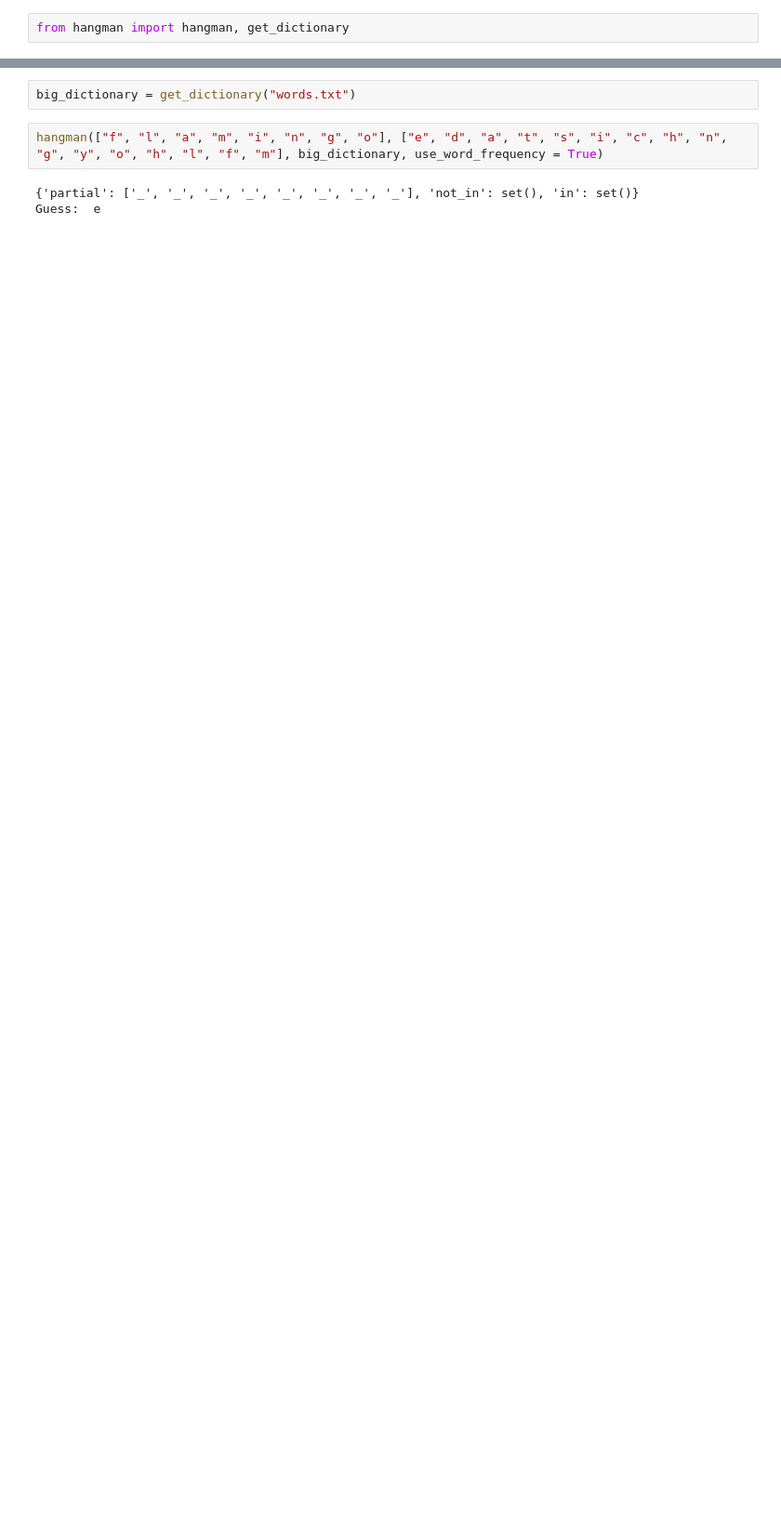
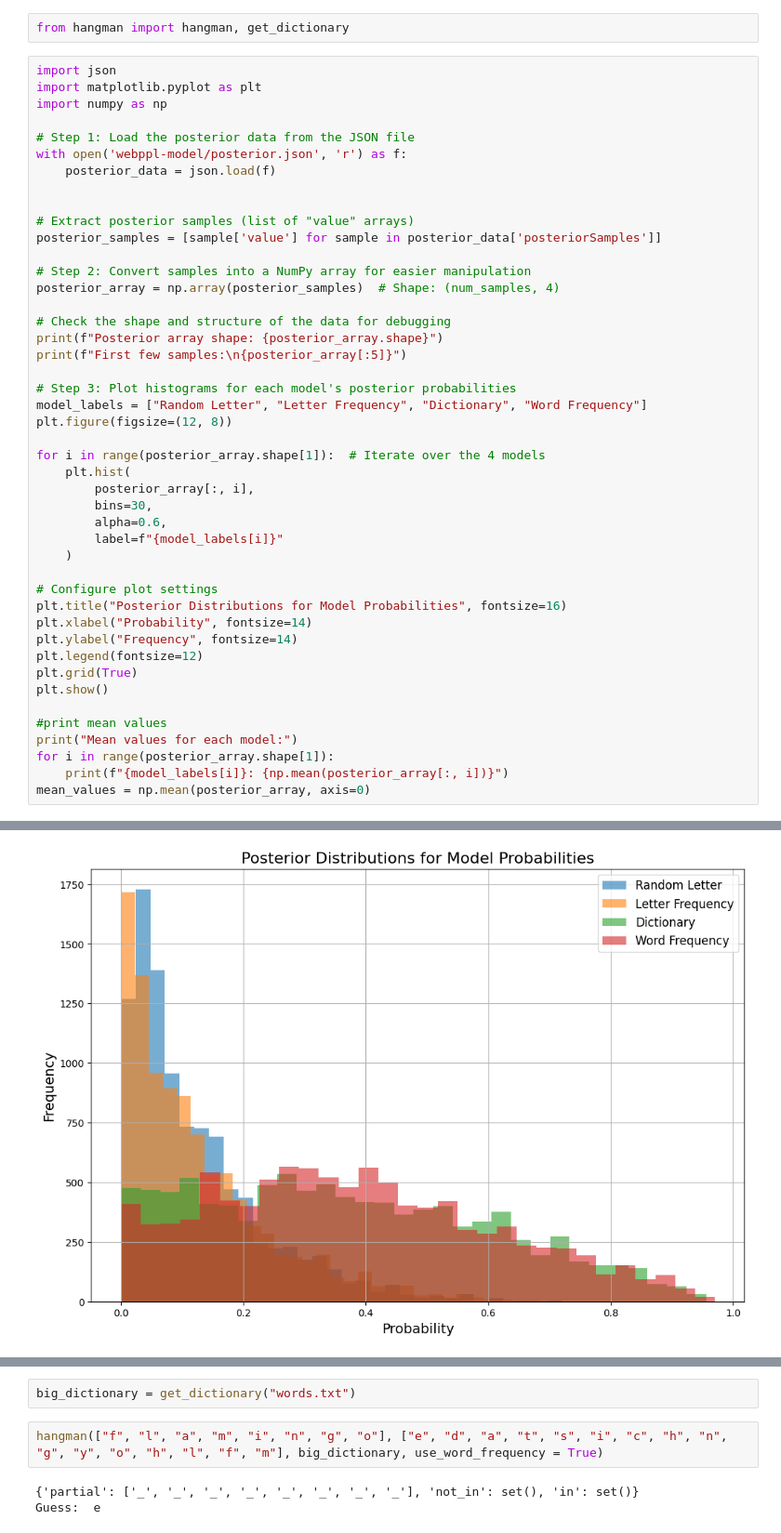
Before and after one commit to TaraRK/-bayesian-hangman, a Jupyter notebook: graphs.ipynb, the cells around one changed output, grey strips where cells are left out. Shown at 93% size. Saved outputs shown, nothing was run; the diff lists cells and outputs as text; blank space fills up the shorter version.

```diff
--- a/graphs.ipynb
+++ b/graphs.ipynb
@@ -1,2 +1,48 @@
 # %%
 from hangman import hangman, get_dictionary
+# %%
+import json
+import matplotlib.pyplot as plt
+import numpy as np
+
+# Step 1: Load the posterior data from the JSON file
+with open('webppl-model/posterior.json', 'r') as f:
+    posterior_data = json.load(f)
+
+
+# Extract posterior samples (list of "value" arrays)
+posterior_samples = [sample['value'] for sample in posterior_data['posteriorSamples']]
+
+# Step 2: Convert samples into a NumPy array for easier manipulation
+posterior_array = np.array(posterior_samples)  # Shape: (num_samples, 4)
+
+# Check the shape and structure of the data for debugging
+print(f"Posterior array shape: {posterior_array.shape}")
+print(f"First few samples:\n{posterior_array[:5]}")
+
+# Step 3: Plot histograms for each model's posterior probabilities
+model_labels = ["Random Letter", "Letter Frequency", "Dictionary", "Word Frequency"]
+plt.figure(figsize=(12, 8))
+
+for i in range(posterior_array.shape[1]):  # Iterate over the 4 models
+    plt.hist(
+        posterior_array[:, i],
+        bins=30,
+        alpha=0.6,
+        label=f"{model_labels[i]}"
+    )
+
+# Configure plot settings
+plt.title("Posterior Distributions for Model Probabilities", fontsize=16)
+plt.xlabel("Probability", fontsize=14)
+plt.ylabel("Frequency", fontsize=14)
+plt.legend(fontsize=12)
+plt.grid(True)
+plt.show()
+
+#print mean values
+print("Mean values for each model:")
+for i in range(posterior_array.shape[1]):
+    print(f"{model_labels[i]}: {np.mean(posterior_array[:, i])}")
+mean_values = np.mean(posterior_array, axis=0)
+# %% [output]
@@ -2,0 +56 @@ from hangman import hangman, get_dictionary
+[figure, added]
```
Also changed, not shown: parts of 7 cells of this notebook, 21 other files.
